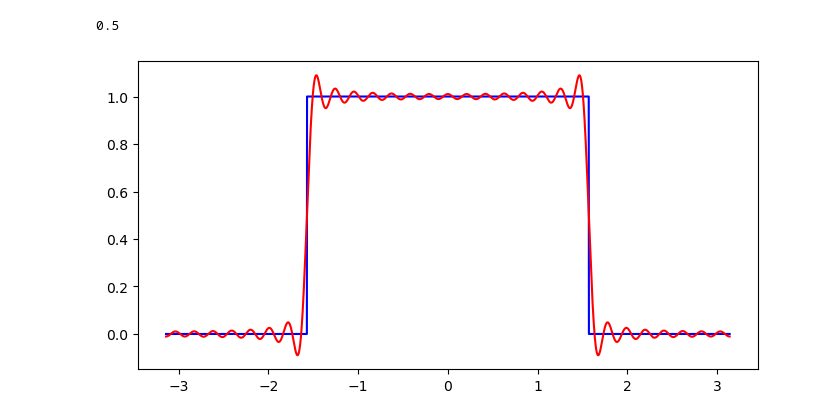
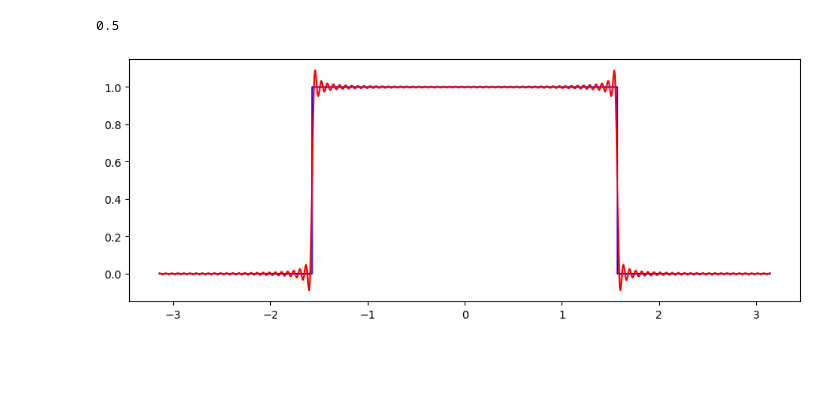
Before and after one commit to wbandabarragan/computational-physics-1, a Jupyter notebook: unit-4/402-Fourier-series.ipynb, the cells around one changed output. Saved outputs shown, nothing was run; the diff lists cells and outputs as text; code cells hidden in the pictures; blank space fills up the shorter version.

```diff
--- a/unit-4/402-Fourier-series.ipynb
+++ b/unit-4/402-Fourier-series.ipynb
@@ -268,13 +295,13 @@ print(c0())
 
 x_axis = np.arange(-np.pi, np.pi, 0.001)
 
-y_riemann = np.array([f(t,30).real for t in x_axis])
+y_riemann = np.array([f(t,100).real for t in x_axis])
 # %% [output]
 0.5
 # %%
-plt.figure(figsize=(8, 4))
+plt.figure(figsize=(11, 4))
 plt.plot(x_axis, y_axis, c ='blue')
 plt.plot(x_axis, y_riemann, c ='red')
 plt.show()
 # %% [output]
-[figure, old version]
+[figure, new version]
```
Also changed, not shown: parts of 11 cells of this notebook, 2 other files.
